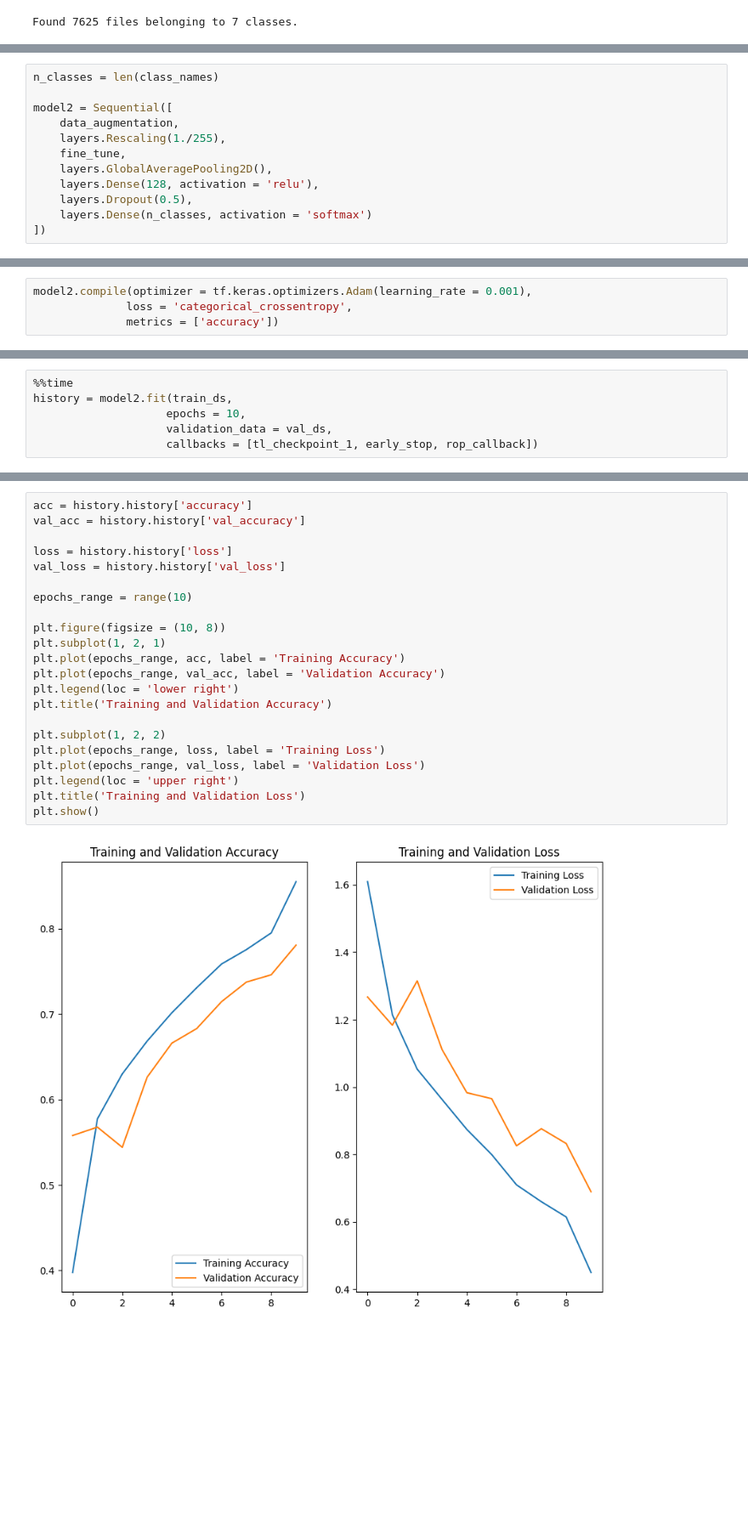
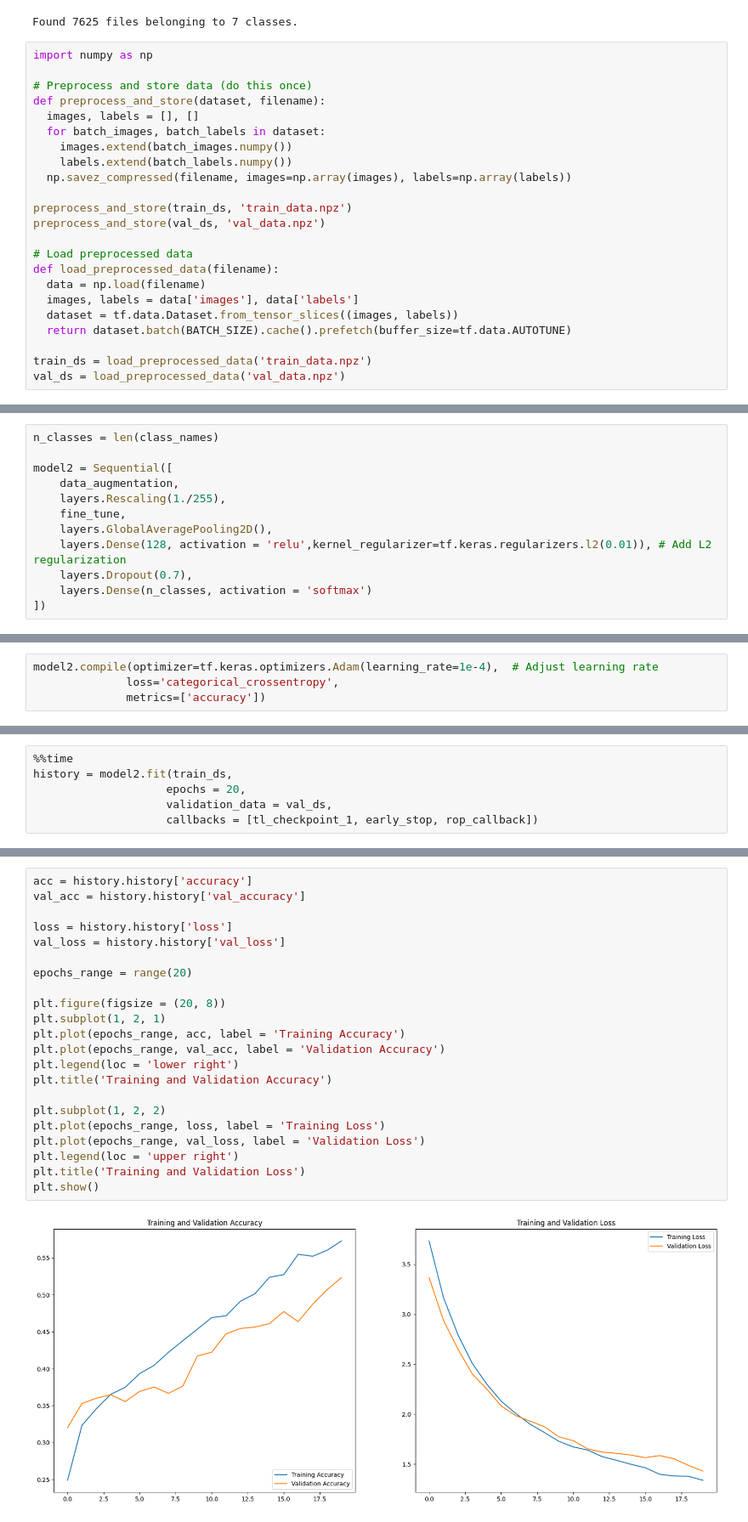
Before and after one commit to anushan1989/Waster_Segregation_CNN, a Jupyter notebook: Anu_CNN_Waste_Segregation.ipynb, the cells around one changed output, grey strips where cells are left out. Shown at 85% size. Cells and saved outputs as stored; diff of their text form; blank space fills up the shorter version.

```diff
--- a/Anu_CNN_Waste_Segregation.ipynb
+++ b/Anu_CNN_Waste_Segregation.ipynb
@@ -385,3 +474,26 @@ test_ds = tf.keras.utils.image_dataset_from_directory(
 test_ds = test_ds.cache().prefetch(buffer_size = AUTOTUNE)
 # %% [output]
 Found 7625 files belonging to 7 classes.
+# %%
+import numpy as np
+
+# Preprocess and store data (do this once)
+def preprocess_and_store(dataset, filename):
+  images, labels = [], []
+  for batch_images, batch_labels in dataset:
+    images.extend(batch_images.numpy())
+    labels.extend(batch_labels.numpy())
+  np.savez_compressed(filename, images=np.array(images), labels=np.array(labels))
+
+preprocess_and_store(train_ds, 'train_data.npz')
+preprocess_and_store(val_ds, 'val_data.npz')
+
+# Load preprocessed data
+def load_preprocessed_data(filename):
+  data = np.load(filename)
+  images, labels = data['images'], data['labels']
+  dataset = tf.data.Dataset.from_tensor_slices((images, labels))
+  return dataset.batch(BATCH_SIZE).cache().prefetch(buffer_size=tf.data.AUTOTUNE)
+
+train_ds = load_preprocessed_data('train_data.npz')
+val_ds = load_preprocessed_data('val_data.npz')
@@ -484,8 +601,8 @@ model2 = Sequential([
     layers.Rescaling(1./255),
     fine_tune,
     layers.GlobalAveragePooling2D(),
-    layers.Dense(128, activation = 'relu'),
-    layers.Dropout(0.5),
+    layers.Dense(128, activation = 'relu',kernel_regularizer=tf.keras.regularizers.l2(0.01)), # Add L2 regularization
+    layers.Dropout(0.7),
     layers.Dense(n_classes, activation = 'softmax')
 ])
 # %%
@@ -516,7 +633,7 @@ Model: "sequential_3"
 # %%
-model2.compile(optimizer = tf.keras.optimizers.Adam(learning_rate = 0.001),
-              loss = 'categorical_crossentropy',
-              metrics = ['accuracy'])
+model2.compile(optimizer=tf.keras.optimizers.Adam(learning_rate=1e-4),  # Adjust learning rate
+              loss='categorical_crossentropy',
+              metrics=['accuracy'])
 # %%
 # Model Chackpoint
 tl_checkpoint_1 = ModelCheckpoint(filepath = 'vgg16_best_weights_fine_tuning.hdf5.keras', save_best_only = True, verbose = 0)
@@ -532,7 +651,7 @@ rop_callback = ReduceLROnPlateau(monitor = 'val_loss', patience = 3, verbose = 1
 # %%
 %%time
 history = model2.fit(train_ds,
-                    epochs = 10,
+                    epochs = 20,
                     validation_data = val_ds,
                     callbacks = [tl_checkpoint_1, early_stop, rop_callback])
 # %% [output]
@@ -541,27 +681,27 @@ Epoch 1/10
 # %%
 acc = history.history['accuracy']
 val_acc = history.history['val_accuracy']
 
 loss = history.history['loss']
 val_loss = history.history['val_loss']
 
-epochs_range = range(10)
+epochs_range = range(20)
 
-plt.figure(figsize = (10, 8))
+plt.figure(figsize = (20, 8))
 plt.subplot(1, 2, 1)
 plt.plot(epochs_range, acc, label = 'Training Accuracy')
 plt.plot(epochs_range, val_acc, label = 'Validation Accuracy')
 plt.legend(loc = 'lower right')
 plt.title('Training and Validation Accuracy')
 
 plt.subplot(1, 2, 2)
 plt.plot(epochs_range, loss, label = 'Training Loss')
 plt.plot(epochs_range, val_loss, label = 'Validation Loss')
 plt.legend(loc = 'upper right')
 plt.title('Training and Validation Loss')
 plt.show()
 # %% [output]
-[figure, old version]
+[figure, new version]
 # %%
 AUTOTUNE = tf.data.AUTOTUNE # Define AUTOTUNE here using tf.data.AUTOTUNE
 
```
Also changed, not shown: parts of 50 cells of this notebook.
